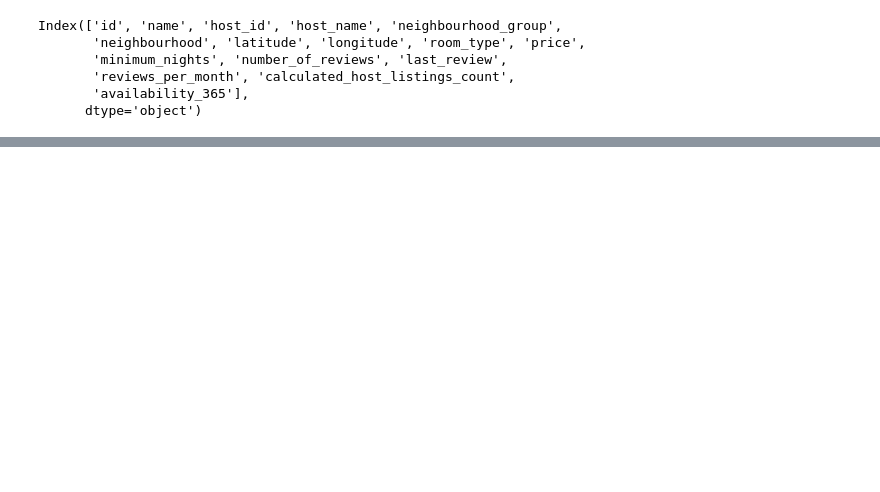
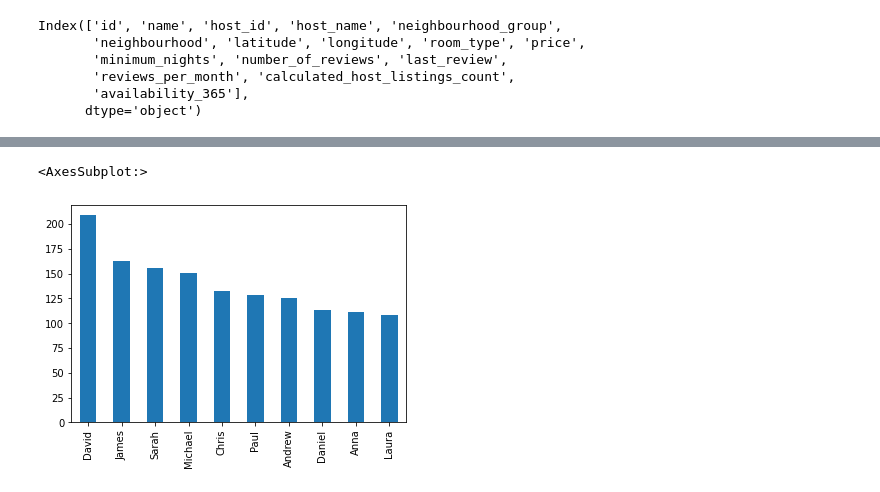
Before and after one commit to gl271/data_project1, a Jupyter notebook: airbnb_dataset.ipynb, the cells around one changed output, grey strips where cells are left out. Saved outputs shown, nothing was run; the diff lists cells and outputs as text; code cells hidden in the pictures; blank space fills up the shorter version.

```diff
--- a/airbnb_dataset.ipynb
+++ b/airbnb_dataset.ipynb
@@ -21,7 +21,7 @@ else:
     filepath = "http://data.insideairbnb.com/australia/nsw/sydney/2021-04-10/visualisations/listings.csv"
     print("retrieve from the inside airbnb")
 
-airbnb_data = pd.read_csv("listings.csv")
+df = pd.read_csv("listings.csv")
 print("done")
 # %% [output]
 loading from file
@@ -46,0 +106,5 @@ Index(['id', 'name', 'host_id', 'host_name', 'neighbourhood_group',
+# %%
+#clean id+names of hosts list to determine the most popular names
+hostnames_id = df[['host_id','host_name']]
+nodups_hostnamesid = hostnames_id.drop_duplicates()
+nodups_hostnamesid.head()
@@ -46,0 +123,5 @@ Index(['id', 'name', 'host_id', 'host_name', 'neighbourhood_group',
+# %%
+#filter the most popular names
+n = 10
+topname_count = nodups_hostnamesid.host_name.value_counts()[:n]
+topname_count
@@ -46,0 +140,5 @@ Index(['id', 'name', 'host_id', 'host_name', 'neighbourhood_group',
+# %%
+topname_count.plot(kind = 'bar')
+# %% [output]
+<AxesSubplot:>
+[figure, added]
```
Also changed, not shown: parts of 32 cells of this notebook, 1 other file.
